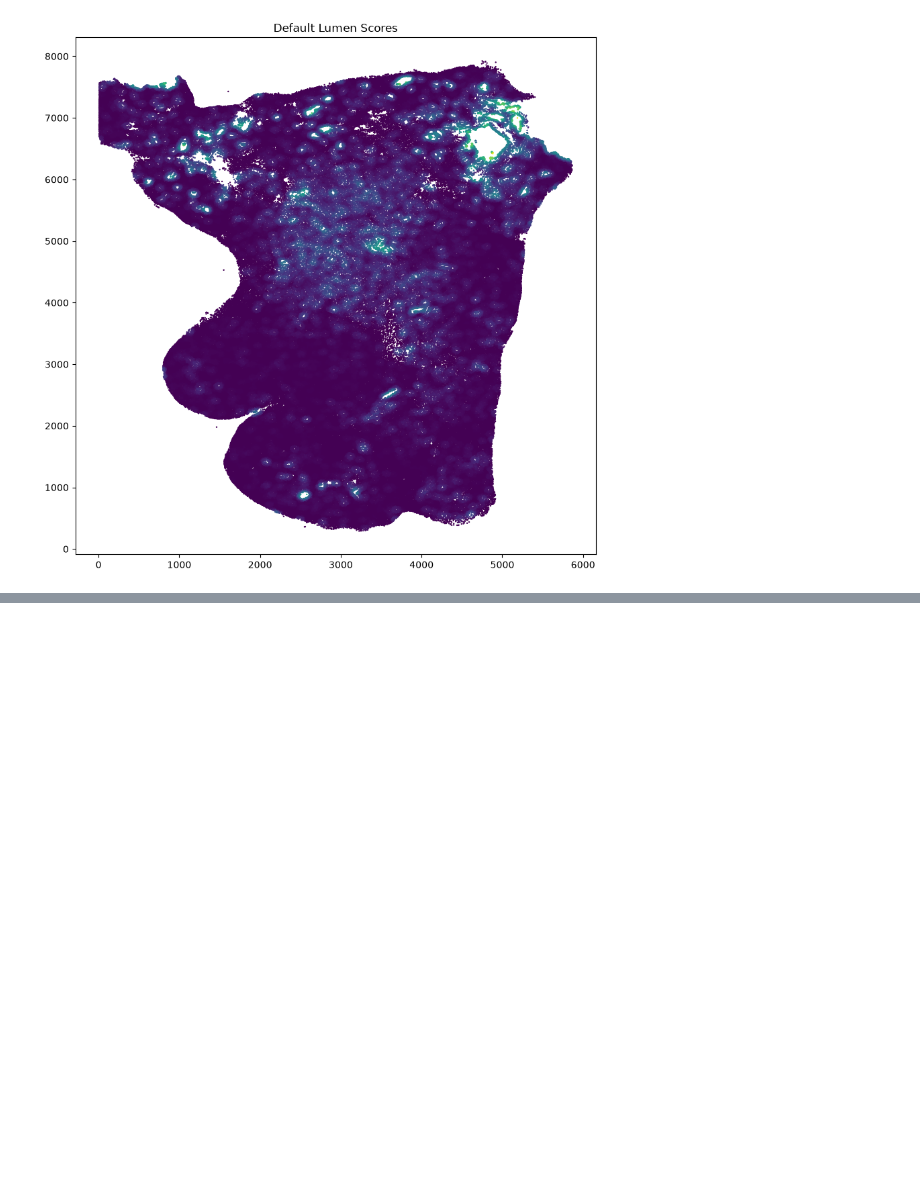
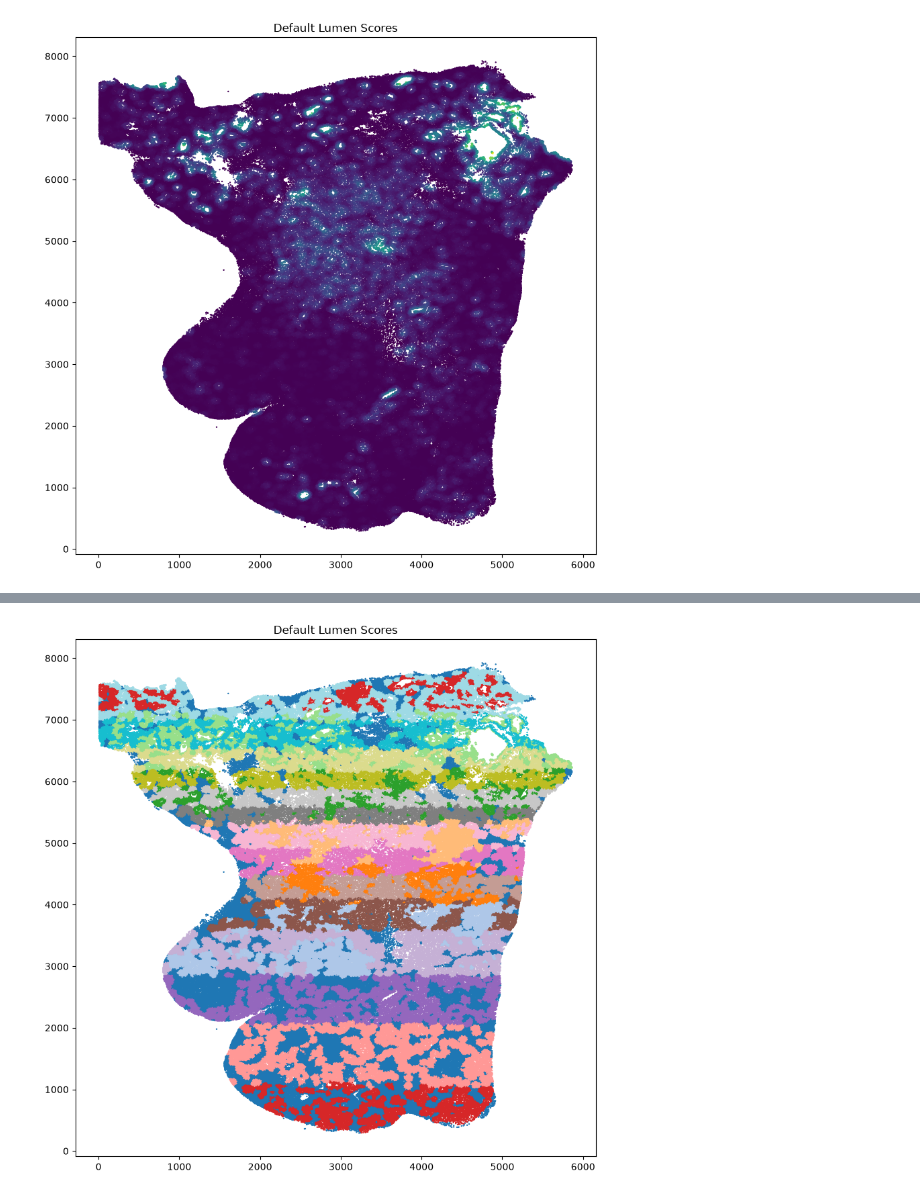
Before and after one commit to sail-mskcc/seq-lumen, a Jupyter notebook: docs/notebooks/example.ipynb, the cells around one changed output, grey strips where cells are left out. Saved outputs shown, nothing was run; the diff lists cells and outputs as text; code cells hidden in the pictures; blank space fills up the shorter version.

```diff
--- a/docs/notebooks/example.ipynb
+++ b/docs/notebooks/example.ipynb
@@ -91,0 +100,9 @@ plt.show()
+# %%
+assignment_acc = A.obs["lumen_id_default"]
+sl_default.assign(adata, lumen_default, centroids_acc=centroids_acc, assignment_acc=assignment_acc)
+plt.figure(figsize=[10, 10])
+plt.scatter(centroids[:, 0], centroids[:, 1], s=0.5, cmap="tab20", c=np.array(adata[assignment_acc]))
+plt.title("Default Lumen Scores")
+plt.show()
+# %% [output]
+[figure, added]
```
Also changed, not shown: parts of 8 cells of this notebook, 6 other files.
